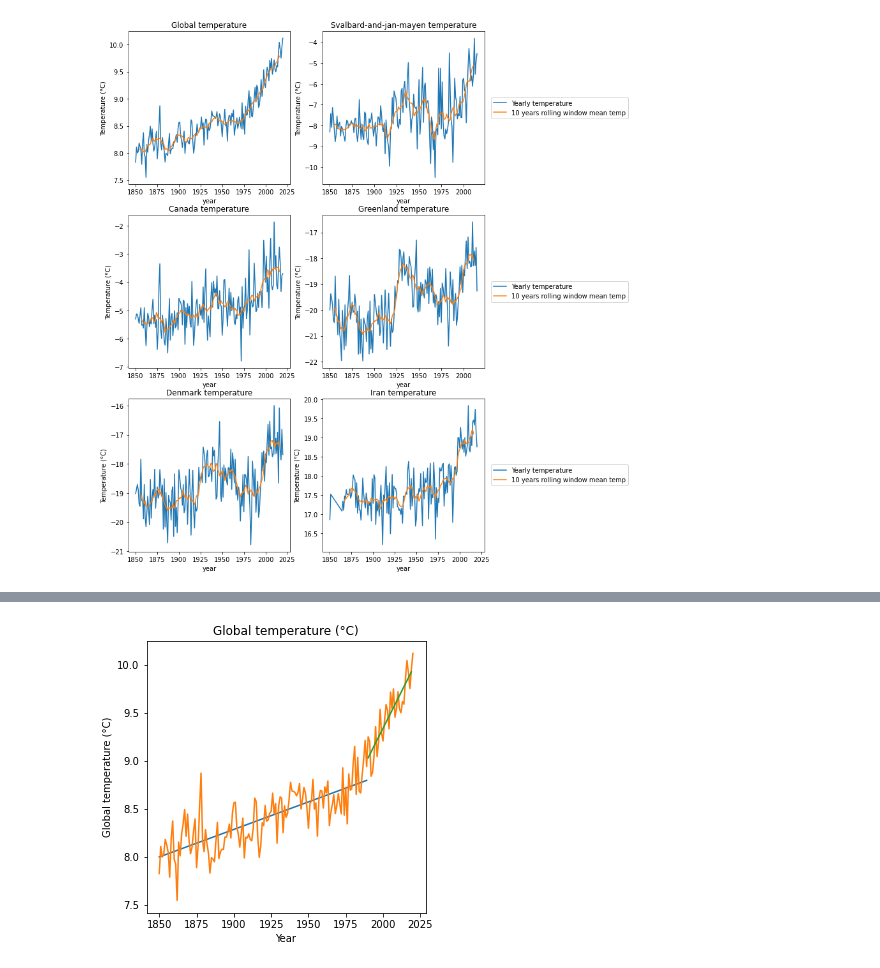
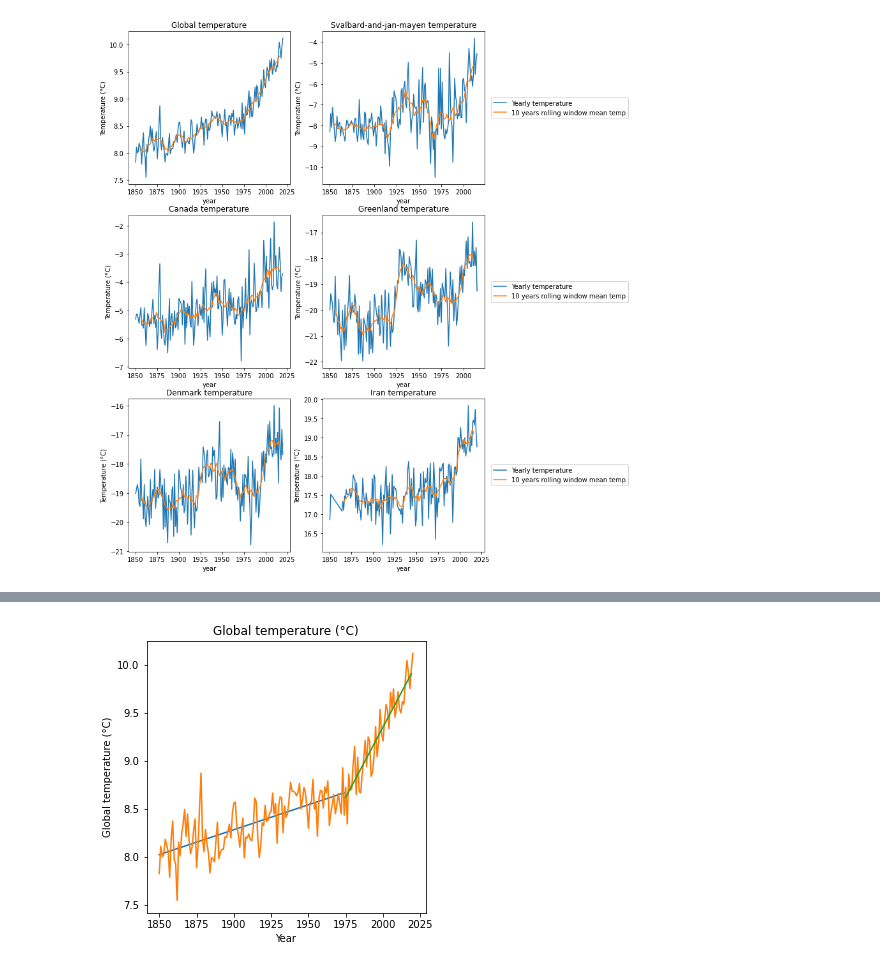
Before and after one commit to nankli/Python_EDA_group_project, a Jupyter notebook: Most_heated_countries_Nan.ipynb, the cells around one changed output, grey strips where cells are left out. Saved outputs shown, nothing was run; the diff lists cells and outputs as text; code cells hidden in the pictures.

```diff
--- a/Most_heated_countries_Nan.ipynb
+++ b/Most_heated_countries_Nan.ipynb
@@ -355,7 +355,7 @@ for location in ['Global','Svalbard-and-jan-mayen','Canada','Greenland','Denmark
     ax=sns.regplot(x ='year', y='mean_temp', data=df,
                    line_kws={'label':location+"  y={0:.5f}x{1:.1f}".format(slope,intercept)})
     ax.set_ylabel('Temperature (°C)')
-    ax.legend(bbox_to_anchor=(1.02,0.5), loc='center left', title='linear fitting line function')
+    ax.legend(bbox_to_anchor=(0.5,-0.7), loc='lower center', title='linear fitting line function')
 ax.set_title('Yearly average temperature')
 plt.savefig('temp_by_countries_fitting_1850.png',bbox_inches = "tight")
 # %% [output]
@@ -363,19 +363,19 @@ plt.savefig('temp_by_countries_fitting_1850.png',bbox_inches = "tight")
 # %%
 #use seaborn to get linear fit for each location temperature
 #use linregression to get slope and intercept for legend
-slope_list_1990 = []
-intercept_list_1990 = []
+slope_list_1975 = []
+intercept_list_1975 = []
 for location in ['Global','Svalbard-and-jan-mayen','Canada','Greenland','Denmark','Iran']:
     df = tempdata_year3[tempdata_year3['Location']==location]
-    df = df[df['year']>=1990]
+    df = df[df['year']>=1975]
     #df = df.set_index('year')
     slope, intercept, r_value, p_value, std_err = stats.linregress(df['year'],df['mean_temp'])
-    intercept_list_1990.append(intercept)
-    slope_list_1990.append(slope)
+    intercept_list_1975.append(intercept)
+    slope_list_1975.append(slope)
     ax=sns.regplot(x ='year', y='mean_temp', data=df,
                    line_kws={'label':location+"  y={0:.5f}x{1:.1f}".format(slope,intercept)})
     ax.set_ylabel('Temperature (°C)')
-    ax.legend(bbox_to_anchor=(1.02,0.5), loc='center left', title='linear fitting line function')
+    ax.legend(bbox_to_anchor=(0.5,-0.7), loc='lower center', title='linear fitting line function')
 ax.set_title('Yearly average temperature')
-plt.savefig('temp_by_countries_fitting_1990.png',bbox_inches = "tight")
+plt.savefig('temp_by_countries_fitting_1975.png',bbox_inches = "tight")
 # %% [output]
@@ -400,31 +400,31 @@ ys = tempdata_year3[tempdata_year3['Location']=='Global']['mean_temp'].values
 # %%
 #use linregression to get slope and intercept for data before 1990
 slope_list_2 = []
 intercept_2 = []
 for location in ['Global','Svalbard-and-jan-mayen','Canada','Greenland','Denmark','Iran']:
     df = tempdata_year3[tempdata_year3['Location']==location]
-    df = df[df['year']<1990]
+    df = df[df['year']<1975]
     #df = df.set_index('year')
     slope, intercept, r_value, p_value, std_err = stats.linregress(df['year'],df['mean_temp'])
     intercept_2.append(intercept)
     slope_list_2.append(slope)
 #make plot for global temperature data with two fitting lines
 #there are more advanced techniques,such as numpy piecewise and multisegment fit with ml
 #here just hard code two lines using two slope and intercept pairs from above
-x1 = np.arange(1850,1990,1)
-x2 = np.arange(1990,2020,1)
+x1 = np.arange(1850,1975,1)
+x2 = np.arange(1975,2020,1)
 y1 = intercept_2[0] + slope_list_2[0] * x1
-y2 = intercept_list_1990[0] + slope_list_1990[0] * x2
+y2 = intercept_list_1975[0] + slope_list_1975[0] * x2
 fig, ax = plt.subplots(1,1, figsize=(5,5))
 plt.plot( x1, y1)
 plt.plot( xs, ys)
 plt.plot( x2, y2)
 
 #tempdata_year3[tempdata_year3['Location']=='Global'].rolling(10, center=True).mean().plot(
     #x = 'year', y = 'mean_temp',label='10 years rolling window mean temp', ax=ax)
 ax.set_ylabel('Global temperature (°C)')
 ax.set_xlabel('Year')
 ax.set_title('Global temperature (°C)')
 plt.savefig('global_temp_fitting.png',bbox_inches = "tight")
 # %% [output]
-[figure, old version]
+[figure, new version]
```
Also changed, not shown: parts of 3 cells of this notebook.
